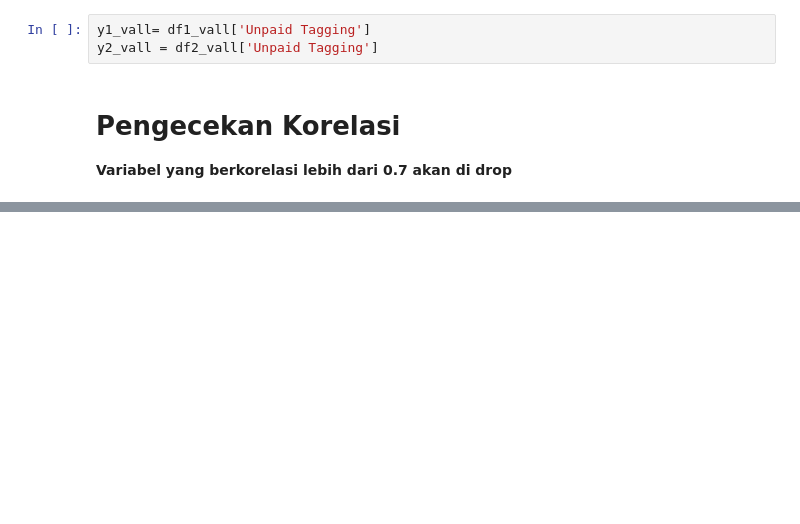
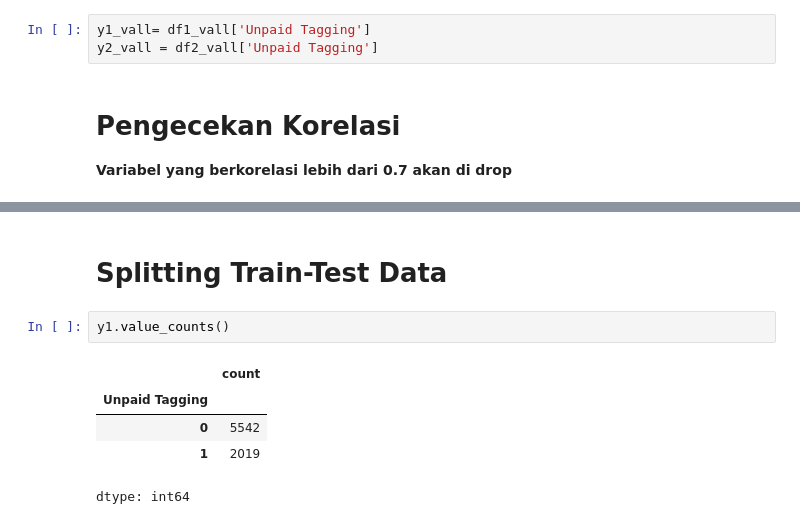
Before and after one commit to Aldistwn29/Data_analysis, a Jupyter notebook: ProjekFinansial.ipynb, the cells around one changed output, grey strips where cells are left out. Cells and saved outputs as stored; diff of their text form; blank space fills up the shorter version.

```diff
--- a/ProjekFinansial.ipynb
+++ b/ProjekFinansial.ipynb
@@ -776,0 +858,10 @@ y2_vall = df2_vall['Unpaid Tagging']
+# %% [markdown]
+# **Splitting Train-Test Data**
+# %%
+y1.value_counts()
+# %% [output]
+|  | count |
+| Unpaid Tagging |  |
+| 0 | 5542 |
+| 1 | 2019 |
+dtype: int64
```
Also changed, not shown: parts of 35 cells of this notebook.
